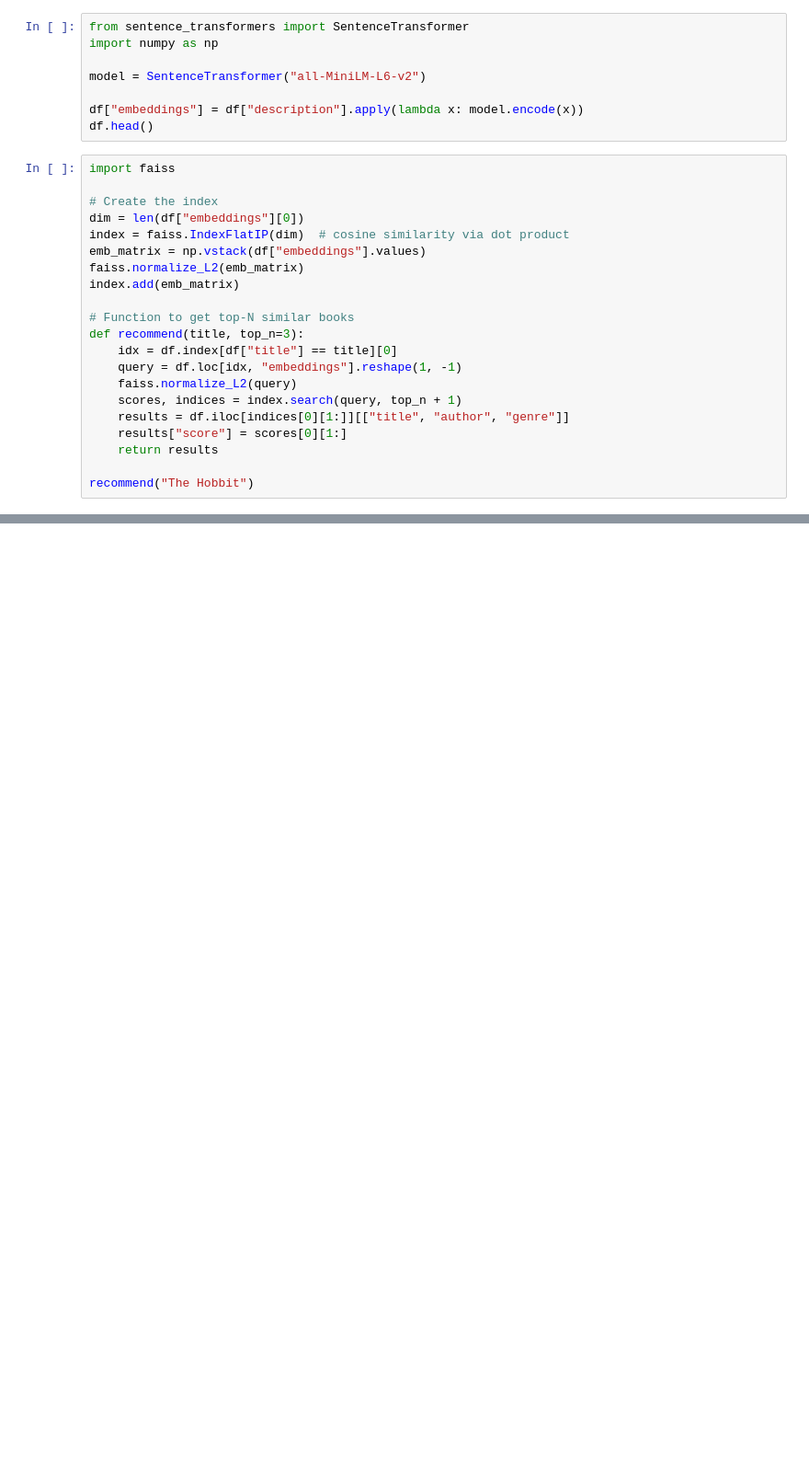
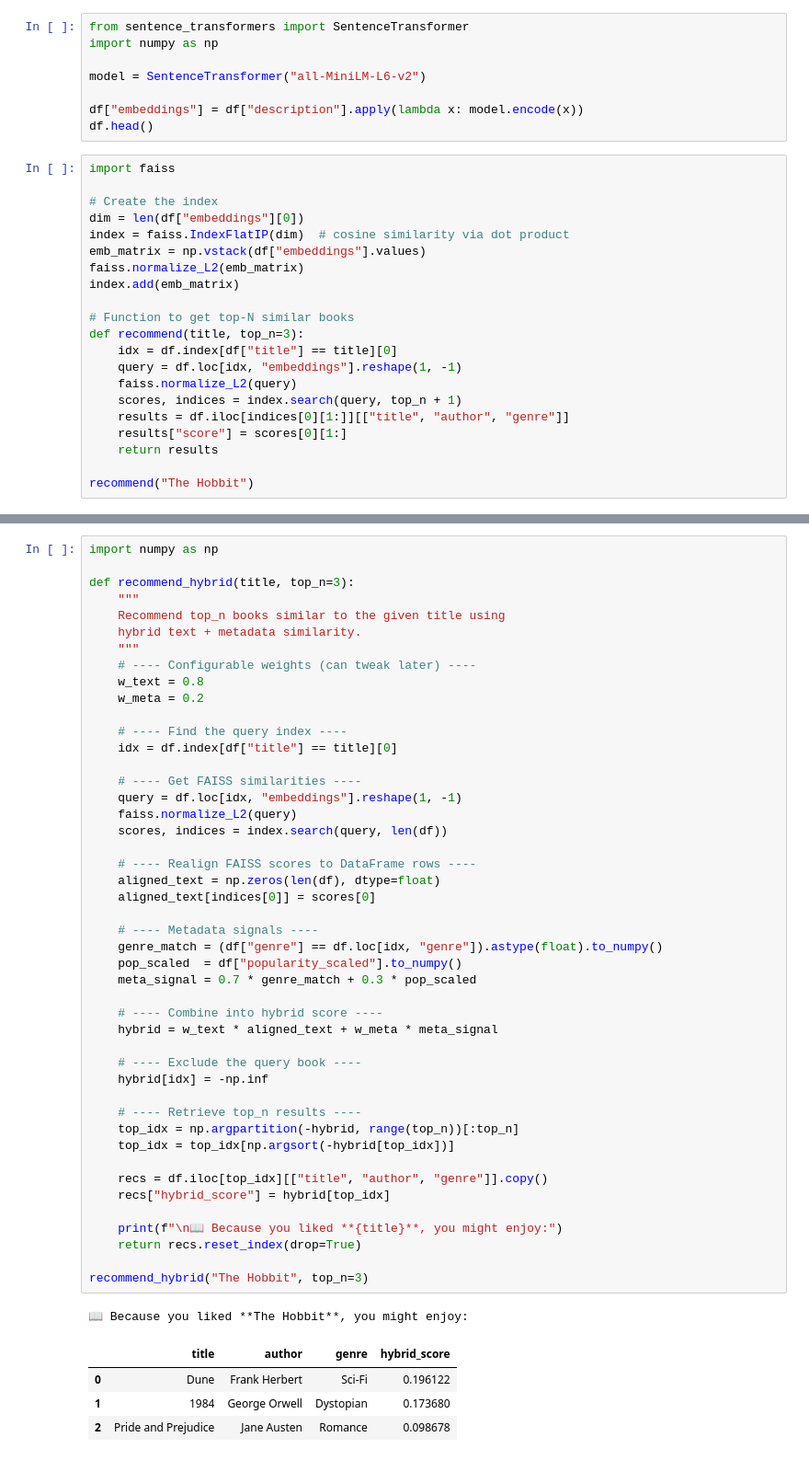
Before and after one commit to busraguven/book-recommender, a Jupyter notebook: book_recommender.ipynb, the cells around one changed output, grey strips where cells are left out. Shown at 92% size. Saved outputs shown, nothing was run; the diff lists cells and outputs as text; blank space fills up the shorter version.

```diff
--- a/book_recommender.ipynb
+++ b/book_recommender.ipynb
@@ -55,0 +81,52 @@ recommend("The Hobbit")
+# %%
+import numpy as np
+
+def recommend_hybrid(title, top_n=3):
+    """
+    Recommend top_n books similar to the given title using
+    hybrid text + metadata similarity.
+    """
+    # ---- Configurable weights (can tweak later) ----
+    w_text = 0.8
+    w_meta = 0.2
+
+    # ---- Find the query index ----
+    idx = df.index[df["title"] == title][0]
+
+    # ---- Get FAISS similarities ----
+    query = df.loc[idx, "embeddings"].reshape(1, -1)
+    faiss.normalize_L2(query)
+    scores, indices = index.search(query, len(df))
+
+    # ---- Realign FAISS scores to DataFrame rows ----
+    aligned_text = np.zeros(len(df), dtype=float)
+    aligned_text[indices[0]] = scores[0]
+
+    # ---- Metadata signals ----
+    genre_match = (df["genre"] == df.loc[idx, "genre"]).astype(float).to_numpy()
+    pop_scaled  = df["popularity_scaled"].to_numpy()
+    meta_signal = 0.7 * genre_match + 0.3 * pop_scaled
+
+    # ---- Combine into hybrid score ----
+    hybrid = w_text * aligned_text + w_meta * meta_signal
+
+    # ---- Exclude the query book ----
+    hybrid[idx] = -np.inf
+
+    # ---- Retrieve top_n results ----
+    top_idx = np.argpartition(-hybrid, range(top_n))[:top_n]
+    top_idx = top_idx[np.argsort(-hybrid[top_idx])]
+
+    recs = df.iloc[top_idx][["title", "author", "genre"]].copy()
+    recs["hybrid_score"] = hybrid[top_idx]
+
+    print(f"\n📖 Because you liked **{title}**, you might enjoy:")
+    return recs.reset_index(drop=True)
+
+recommend_hybrid("The Hobbit", top_n=3)
+# %% [output]
+📖 Because you liked **The Hobbit**, you might enjoy:
+|  | title | author | genre | hybrid_score |
+| 0 | Dune | Frank Herbert | Sci-Fi | 0.196122 |
+| 1 | 1984 | George Orwell | Dystopian | 0.173680 |
+| 2 | Pride and Prejudice | Jane Austen | Romance | 0.098678 |
```
Also changed, not shown: parts of 8 cells of this notebook.
